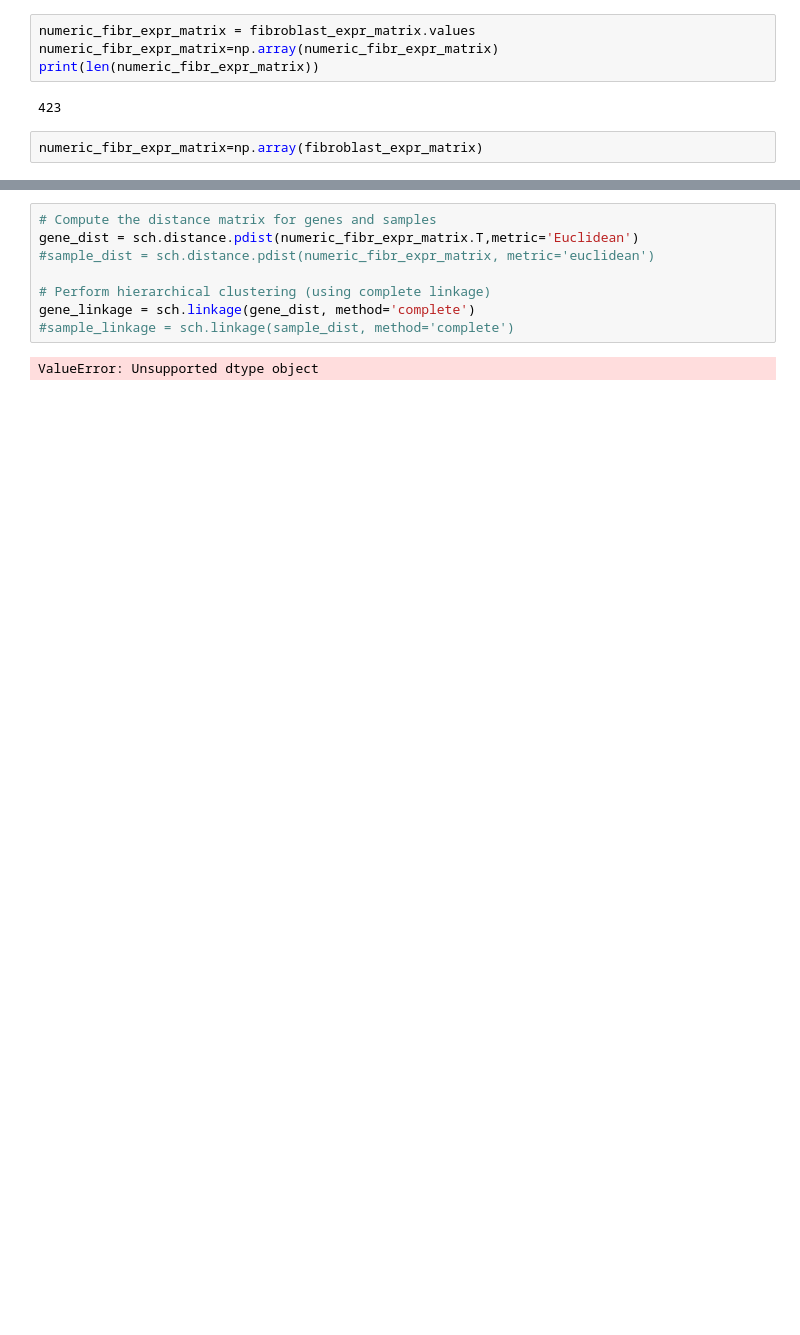
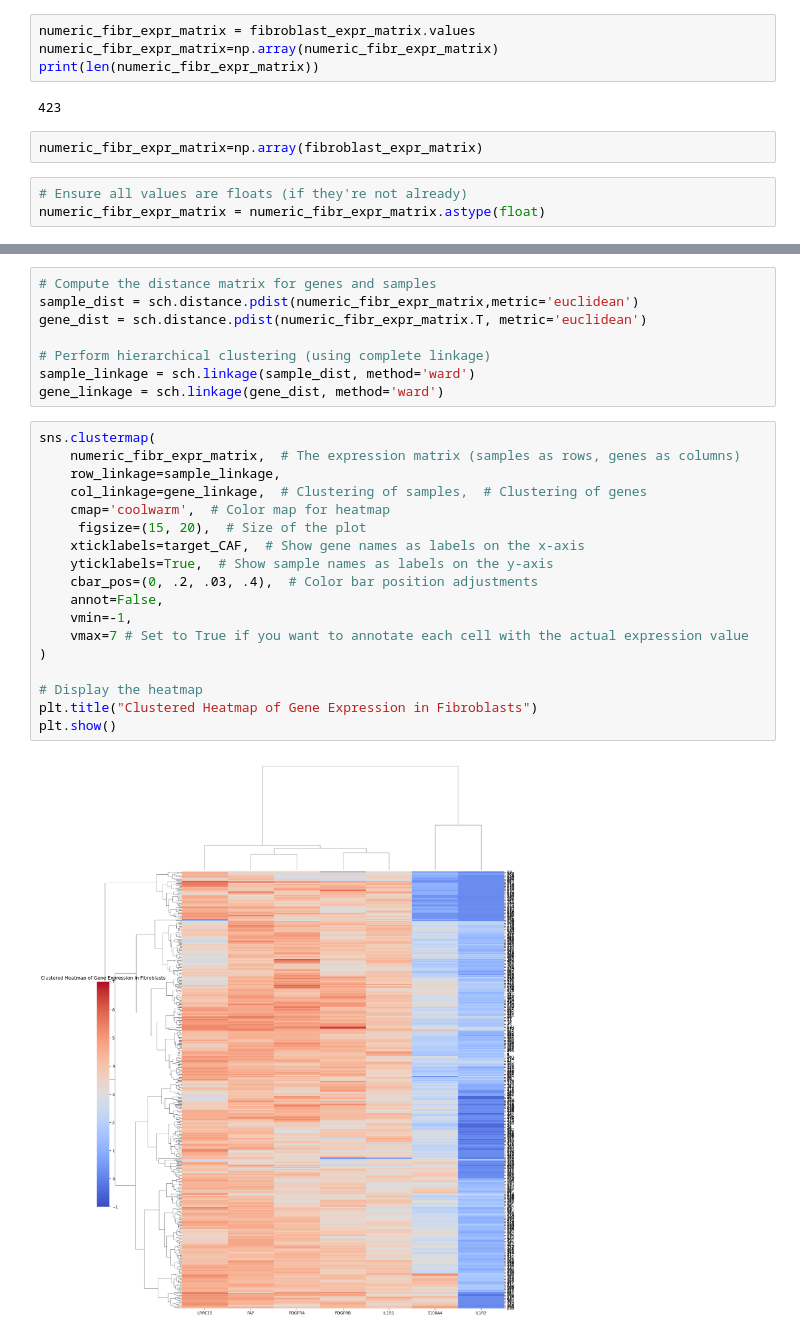
Before and after one commit to farkkilab/GeoFibroMax, a Jupyter notebook: batch_merged/log_gene_expression_fibroblasts.ipynb, the cells around one changed output, grey strips where cells are left out. Saved outputs shown, nothing was run; the diff lists cells and outputs as text; blank space fills up the shorter version.

```diff
--- a/batch_merged/log_gene_expression_fibroblasts.ipynb
+++ b/batch_merged/log_gene_expression_fibroblasts.ipynb
@@ -131,5 +165,8 @@ print(len(numeric_fibr_expr_matrix))
 423
 # %%
 numeric_fibr_expr_matrix=np.array(fibroblast_expr_matrix)
+# %%
+# Ensure all values are floats (if they're not already)
+numeric_fibr_expr_matrix = numeric_fibr_expr_matrix.astype(float)
 # %%
 #sch.distance.euclidean(numeric_fibr_expr_matrix[0],numeric_fibr_expr_matrix[1])
@@ -151,10 +188,28 @@ array([[4.4771012883938, 4.6475238720188, 4.58787726284319, ...,
 # %%
 # Compute the distance matrix for genes and samples
-gene_dist = sch.distance.pdist(numeric_fibr_expr_matrix.T,metric='Euclidean')
-#sample_dist = sch.distance.pdist(numeric_fibr_expr_matrix, metric='euclidean')
+sample_dist = sch.distance.pdist(numeric_fibr_expr_matrix,metric='euclidean')
+gene_dist = sch.distance.pdist(numeric_fibr_expr_matrix.T, metric='euclidean')
 
 # Perform hierarchical clustering (using complete linkage)
-gene_linkage = sch.linkage(gene_dist, method='complete')
-#sample_linkage = sch.linkage(sample_dist, method='complete')
+sample_linkage = sch.linkage(sample_dist, method='ward')
+gene_linkage = sch.linkage(gene_dist, method='ward')
-# %% [output]
-ValueError: Unsupported dtype object
+# %%
+sns.clustermap(
+    numeric_fibr_expr_matrix,  # The expression matrix (samples as rows, genes as columns)
+    row_linkage=sample_linkage,
+    col_linkage=gene_linkage,  # Clustering of samples,  # Clustering of genes
+    cmap='coolwarm',  # Color map for heatmap
+     figsize=(15, 20),  # Size of the plot
+    xticklabels=target_CAF,  # Show gene names as labels on the x-axis
+    yticklabels=True,  # Show sample names as labels on the y-axis
+    cbar_pos=(0, .2, .03, .4),  # Color bar position adjustments
+    annot=False,
+    vmin=-1,
+    vmax=7 # Set to True if you want to annotate each cell with the actual expression value
+)
+
+# Display the heatmap
+plt.title("Clustered Heatmap of Gene Expression in Fibroblasts")
+plt.show()
+# %% [output]
+[figure, added]
```
Also changed, not shown: parts of 18 cells of this notebook, 3 other files.
